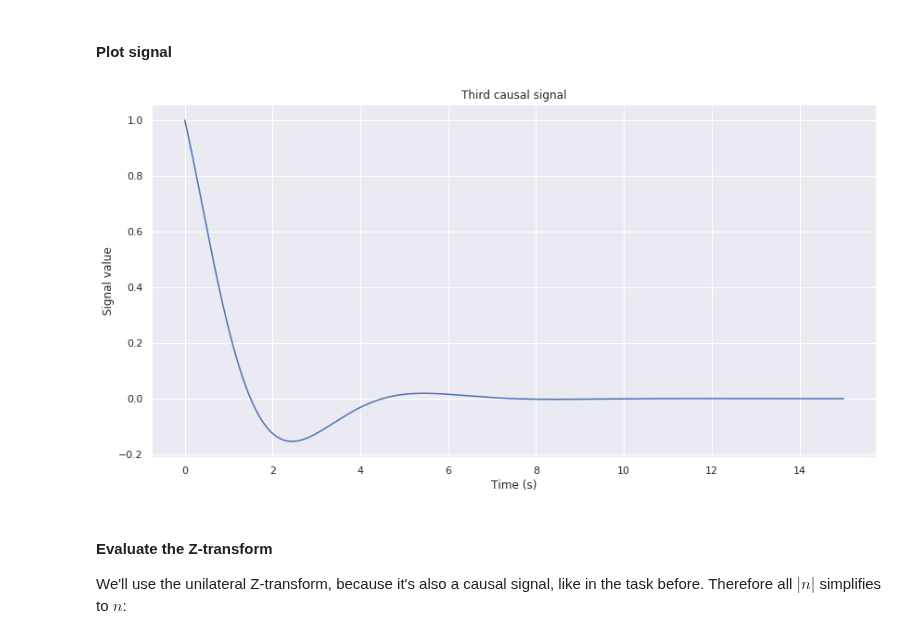
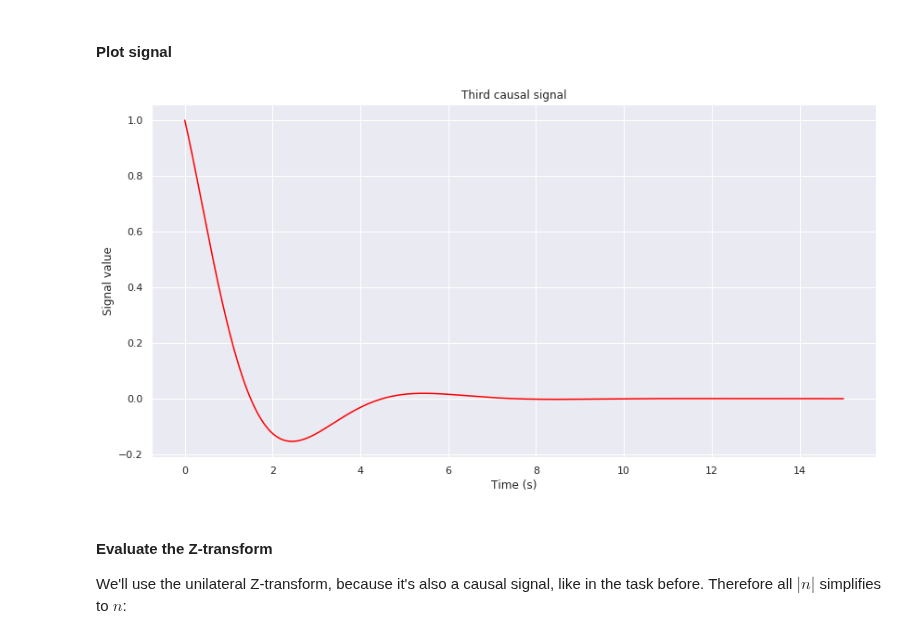
Before and after one commit to masterdesky/ELTE-signal-processing-2018, a Jupyter notebook: Assignment 4/Assignment 4.ipynb, the cells around one changed output. Saved outputs shown, nothing was run; the diff lists cells and outputs as text; code cells hidden in the pictures.

```diff
--- a/Assignment 4/Assignment 4.ipynb
+++ b/Assignment 4/Assignment 4.ipynb
@@ -317,16 +345,16 @@ time_4, signal_4 = f_4(t_4)
 # %%
 nrows = 1
 ncols = 1
 fig_4, axes_4 = plt.subplots(nrows=nrows, ncols=ncols, figsize=(ncols*14, nrows*7))
 
-axes_4.plot(time_4, signal_4)
+axes_4.plot(time_4, signal_4, c='red')
 axes_4.set_title("Third causal signal")
 axes_4.set_xlabel("Time (s)")
 axes_4.set_ylabel("Signal value")
 
 plt.show()
 # %% [output]
-[figure, old version]
+[figure, new version]
 # %% [markdown]
 #### Evaluate the Z-transform
 
```
Also changed, not shown: parts of 13 cells of this notebook.
